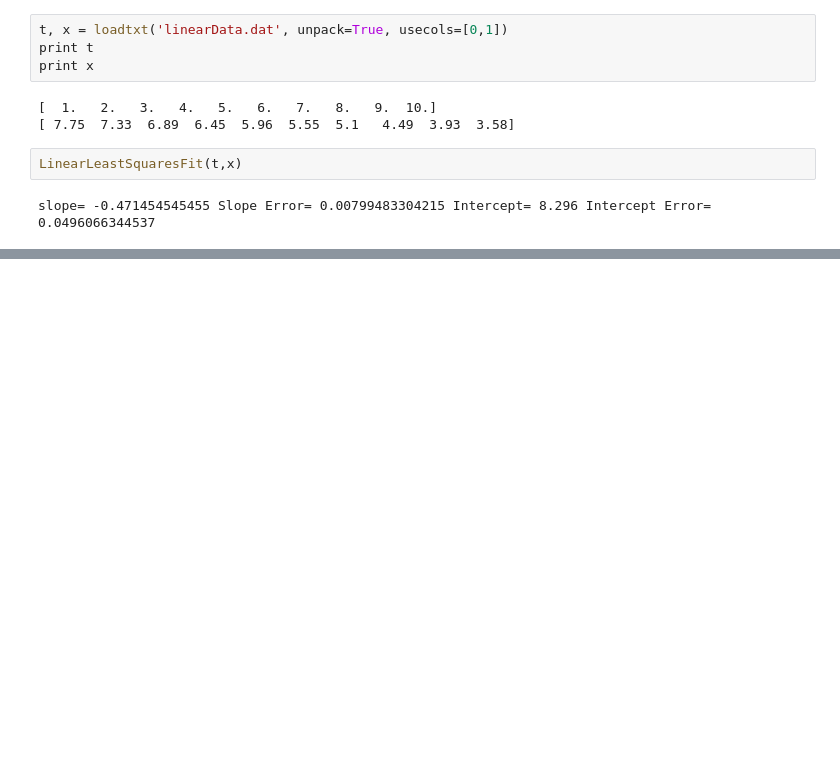
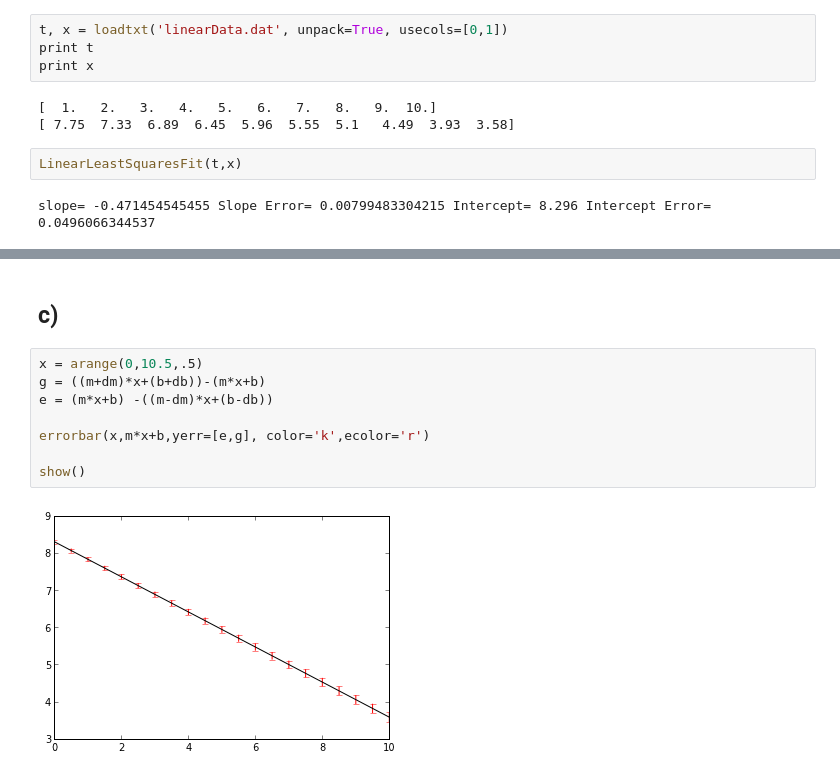
Before and after one commit to advice/PHYS-202-S13, a Jupyter notebook: Week9/Data IO and Linear Regression.ipynb, the cells around one changed output, grey strips where cells are left out. Cells and saved outputs as stored; diff of their text form; blank space fills up the shorter version.

```diff
--- a/Week9/Data IO and Linear Regression.ipynb
+++ b/Week9/Data IO and Linear Regression.ipynb
@@ -180,0 +242,13 @@ slope= -0.471454545455 Slope Error= 0.00799483304215 Intercept= 8.296 Intercept
+# %% [markdown]
+c)
+-
+# %%
+x = arange(0,10.5,.5)
+g = ((m+dm)*x+(b+db))-(m*x+b)
+e = (m*x+b) -((m-dm)*x+(b-db))
+
+errorbar(x,m*x+b,yerr=[e,g], color='k',ecolor='r')
+
+show()
+# %% [output]
+[figure, added]
```
Also changed, not shown: parts of 8 cells of this notebook.
